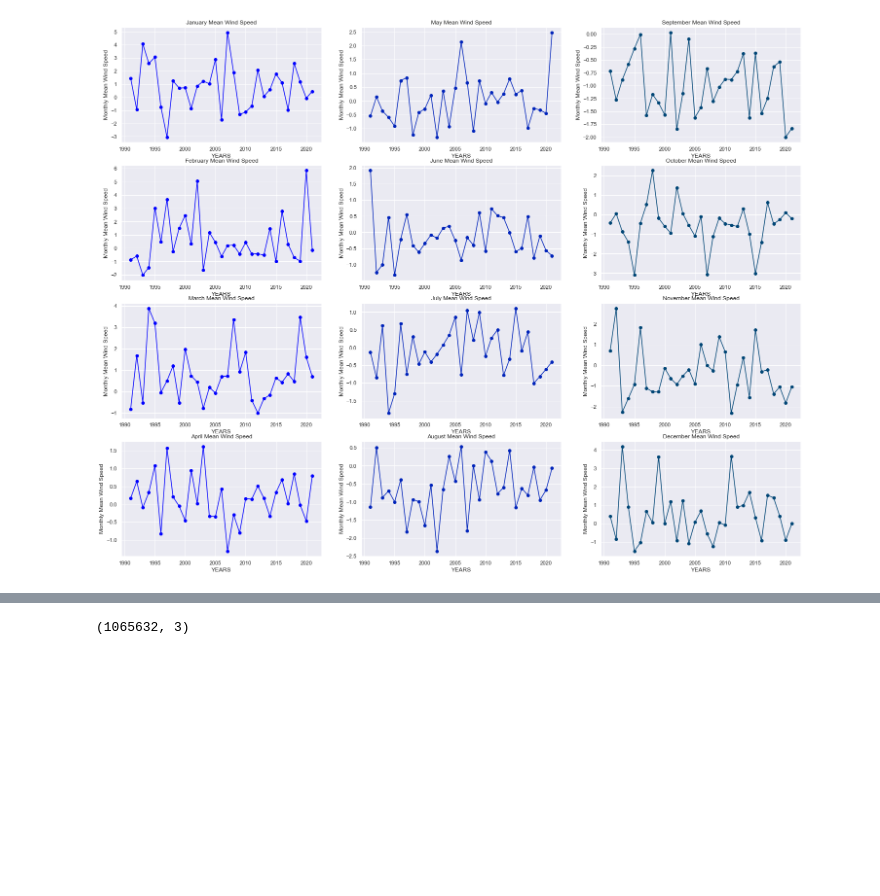
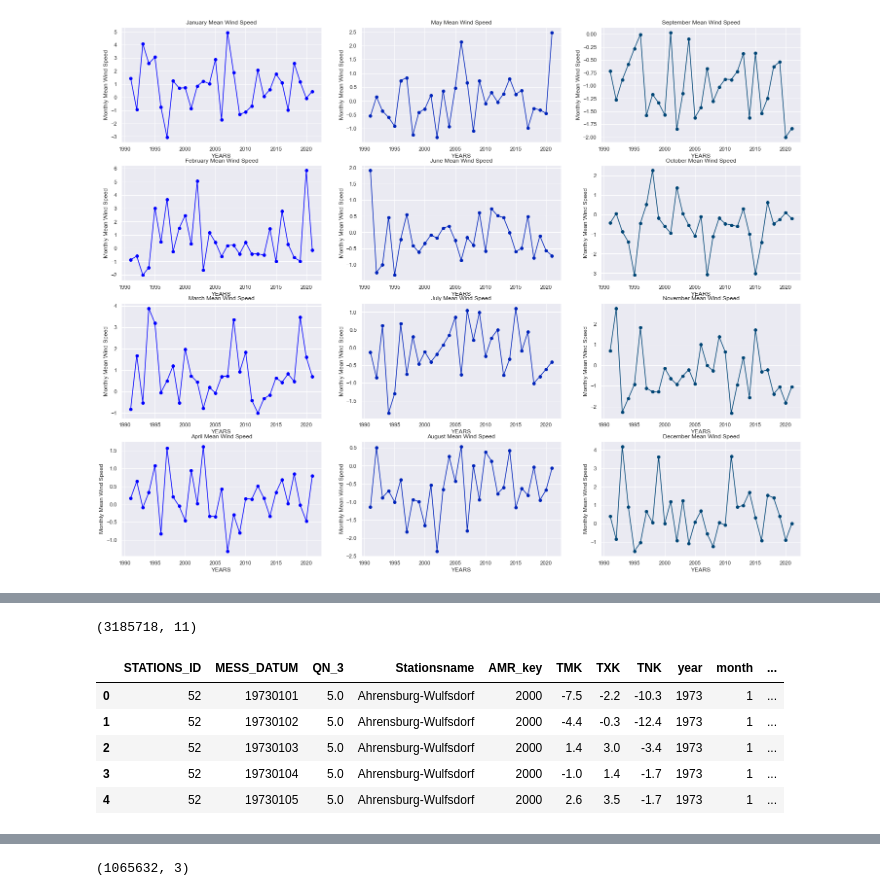
Before and after one commit to VolkaneicFox/IWH-Research, a Jupyter notebook: temperatureDatav1.ipynb, the cells around one changed output, grey strips where cells are left out. Drawn from its saved outputs; the diff is of its cells as text; code cells hidden in the pictures; blank space fills up the shorter version.

```diff
--- a/temperatureDatav1.ipynb
+++ b/temperatureDatav1.ipynb
@@ -244,0 +271,16 @@ Index(['STATIONS_ID', 'MESS_DATUM', 'QN_3', 'Stationsname', 'AMR_key', 'TMK',
+# %%
+weatherog=pd.read_csv("tempdfv1900.csv").drop("Unnamed: 0",axis=1)
+weatherog["year"]=(weatherog["MESS_DATUM"]/10000).astype(int)
+weatherog["month"]=((weatherog["MESS_DATUM"]%10000)/100).astype(int)
+weatherog["mm-dd"]=(weatherog["MESS_DATUM"]%10000).astype(int)
+weatherog['season']=weatherog['month'].apply(lambda x: season_dict[x])
+print(weatherog.shape)
+weatherog.head()
+# %% [output]
+(3185718, 11)
+|  | STATIONS_ID | MESS_DATUM | QN_3 | Stationsname | AMR_key | TMK | TXK | TNK | year | month | ... |
+| 0 | 52 | 19730101 | 5.0 | Ahrensburg-Wulfsdorf | 2000 | -7.5 | -2.2 | -10.3 | 1973 | 1 | ... |
+| 1 | 52 | 19730102 | 5.0 | Ahrensburg-Wulfsdorf | 2000 | -4.4 | -0.3 | -12.4 | 1973 | 1 | ... |
+| 2 | 52 | 19730103 | 5.0 | Ahrensburg-Wulfsdorf | 2000 | 1.4 | 3.0 | -3.4 | 1973 | 1 | ... |
+| 3 | 52 | 19730104 | 5.0 | Ahrensburg-Wulfsdorf | 2000 | -1.0 | 1.4 | -1.7 | 1973 | 1 | ... |
+| 4 | 52 | 19730105 | 5.0 | Ahrensburg-Wulfsdorf | 2000 | 2.6 | 3.5 | -1.7 | 1973 | 1 | ... |
```
Also changed, not shown: parts of 22 cells of this notebook.
